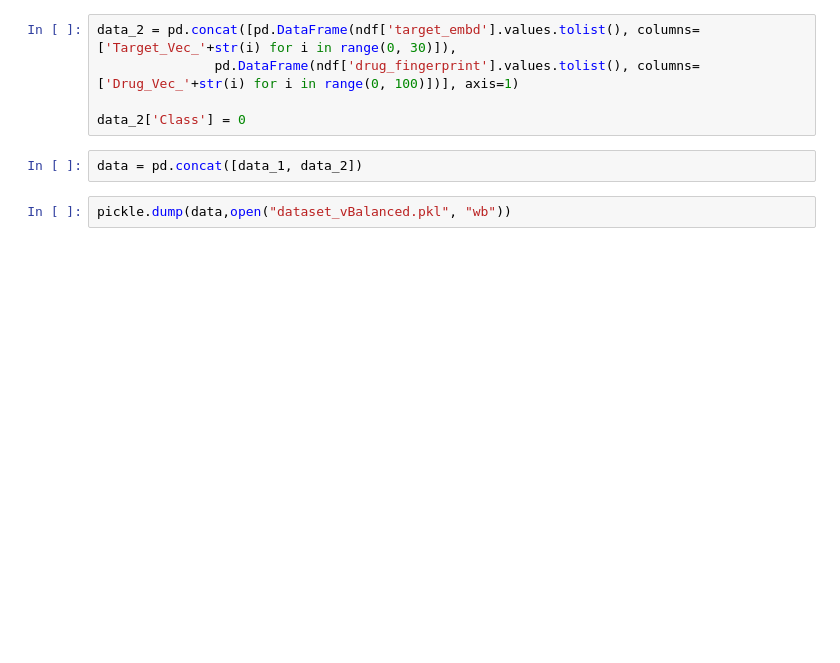
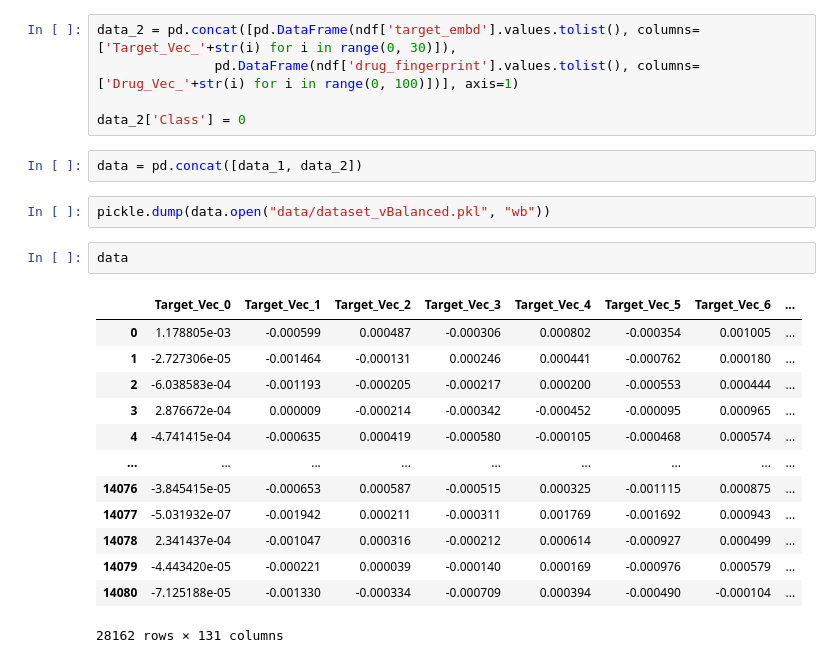
Before and after one commit to fhooton/DeepDrugRepurposer, a Jupyter notebook: Dataset for Modelling.ipynb, the cells around one changed output. Saved outputs shown, nothing was run; the diff lists cells and outputs as text; blank space fills up the shorter version.

```diff
--- a/Dataset for Modelling.ipynb
+++ b/Dataset for Modelling.ipynb
@@ -79,4 +79,20 @@ data_2['Class'] = 0
 # %%
 data = pd.concat([data_1, data_2])
 # %%
-pickle.dump(data,open("dataset_vBalanced.pkl", "wb"))
+pickle.dump(data.open("data/dataset_vBalanced.pkl", "wb"))
+# %%
+data
+# %% [output]
+|  | Target_Vec_0 | Target_Vec_1 | Target_Vec_2 | Target_Vec_3 | Target_Vec_4 | Target_Vec_5 | Target_Vec_6 | ... |
+| 0 | 1.178805e-03 | -0.000599 | 0.000487 | -0.000306 | 0.000802 | -0.000354 | 0.001005 | ... |
+| 1 | -2.727306e-05 | -0.001464 | -0.000131 | 0.000246 | 0.000441 | -0.000762 | 0.000180 | ... |
+| 2 | -6.038583e-04 | -0.001193 | -0.000205 | -0.000217 | 0.000200 | -0.000553 | 0.000444 | ... |
+| 3 | 2.876672e-04 | 0.000009 | -0.000214 | -0.000342 | -0.000452 | -0.000095 | 0.000965 | ... |
+| 4 | -4.741415e-04 | -0.000635 | 0.000419 | -0.000580 | -0.000105 | -0.000468 | 0.000574 | ... |
+| ... | ... | ... | ... | ... | ... | ... | ... | ... |
+| 14076 | -3.845415e-05 | -0.000653 | 0.000587 | -0.000515 | 0.000325 | -0.001115 | 0.000875 | ... |
+| 14077 | -5.031932e-07 | -0.001942 | 0.000211 | -0.000311 | 0.001769 | -0.001692 | 0.000943 | ... |
+| 14078 | 2.341437e-04 | -0.001047 | 0.000316 | -0.000212 | 0.000614 | -0.000927 | 0.000499 | ... |
+| 14079 | -4.443420e-05 | -0.000221 | 0.000039 | -0.000140 | 0.000169 | -0.000976 | 0.000579 | ... |
+| 14080 | -7.125188e-05 | -0.001330 | -0.000334 | -0.000709 | 0.000394 | -0.000490 | -0.000104 | ... |
+28162 rows × 131 columns
```
Also changed, not shown: 2 other files.
